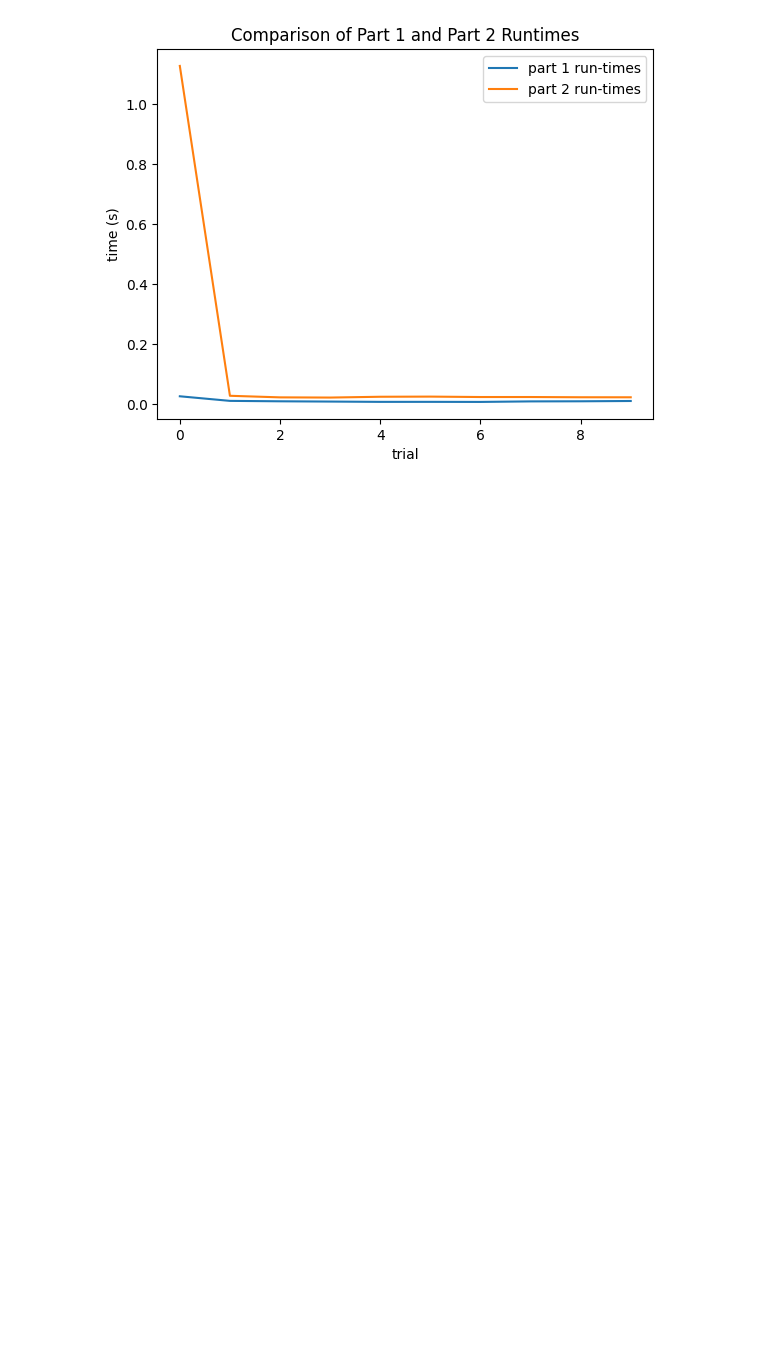
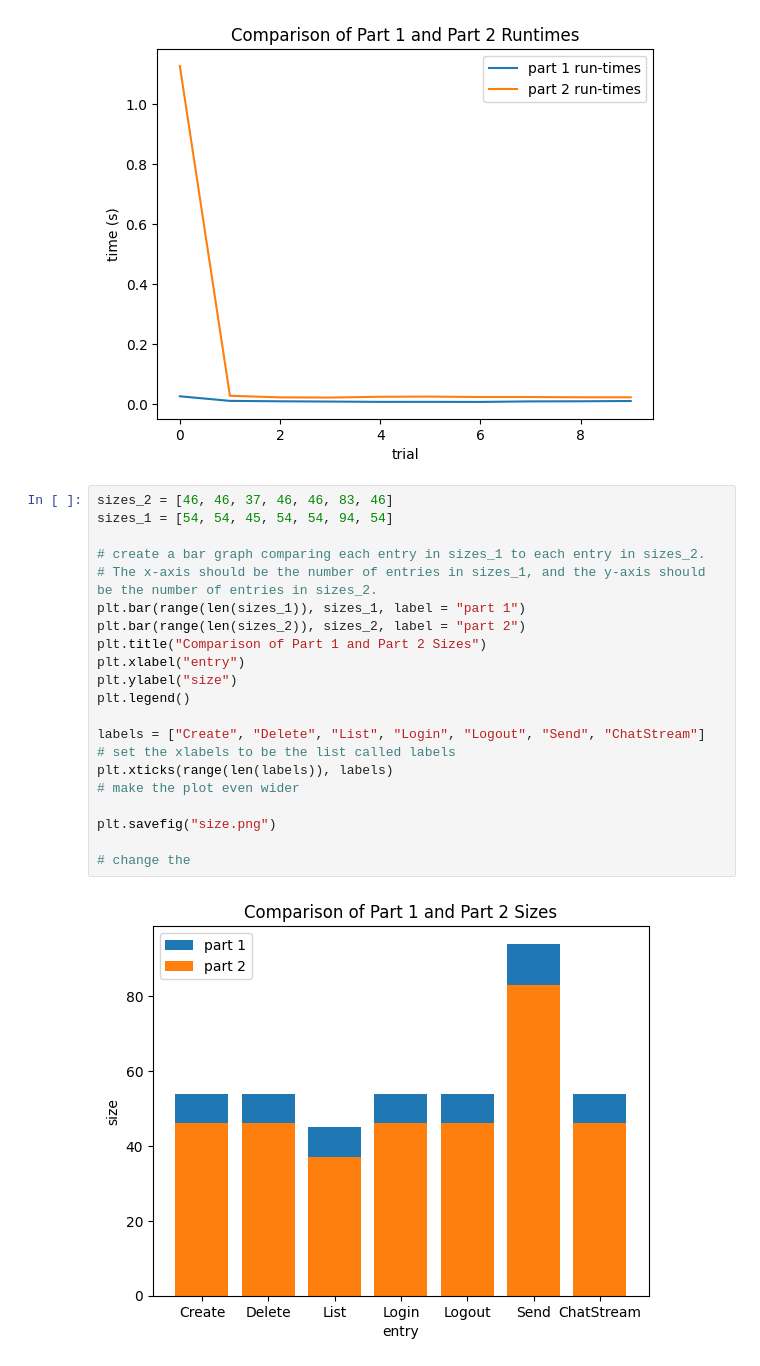
Before and after one commit to sohamb23/replicated-chat-system, a Jupyter notebook: comparison.ipynb, the cells around one changed output. Saved outputs shown, nothing was run; the diff lists cells and outputs as text; blank space fills up the shorter version.

```diff
--- a/comparison.ipynb
+++ b/comparison.ipynb
@@ -14,3 +14,26 @@ plt.legend()
 plt.savefig("runtime.png")
 # %% [output]
 [figure]
+# %%
+sizes_2 = [46, 46, 37, 46, 46, 83, 46]
+sizes_1 = [54, 54, 45, 54, 54, 94, 54]
+
+# create a bar graph comparing each entry in sizes_1 to each entry in sizes_2.
+# The x-axis should be the number of entries in sizes_1, and the y-axis should be the number of entries in sizes_2.
+plt.bar(range(len(sizes_1)), sizes_1, label = "part 1")
+plt.bar(range(len(sizes_2)), sizes_2, label = "part 2")
+plt.title("Comparison of Part 1 and Part 2 Sizes")
+plt.xlabel("entry")
+plt.ylabel("size")
+plt.legend()
+
+labels = ["Create", "Delete", "List", "Login", "Logout", "Send", "ChatStream"]
+# set the xlabels to be the list called labels
+plt.xticks(range(len(labels)), labels)
+# make the plot even wider
+
+plt.savefig("size.png")
+
+# change the
+# %% [output]
+[figure, added]
```
Also changed, not shown: 4 other files.
